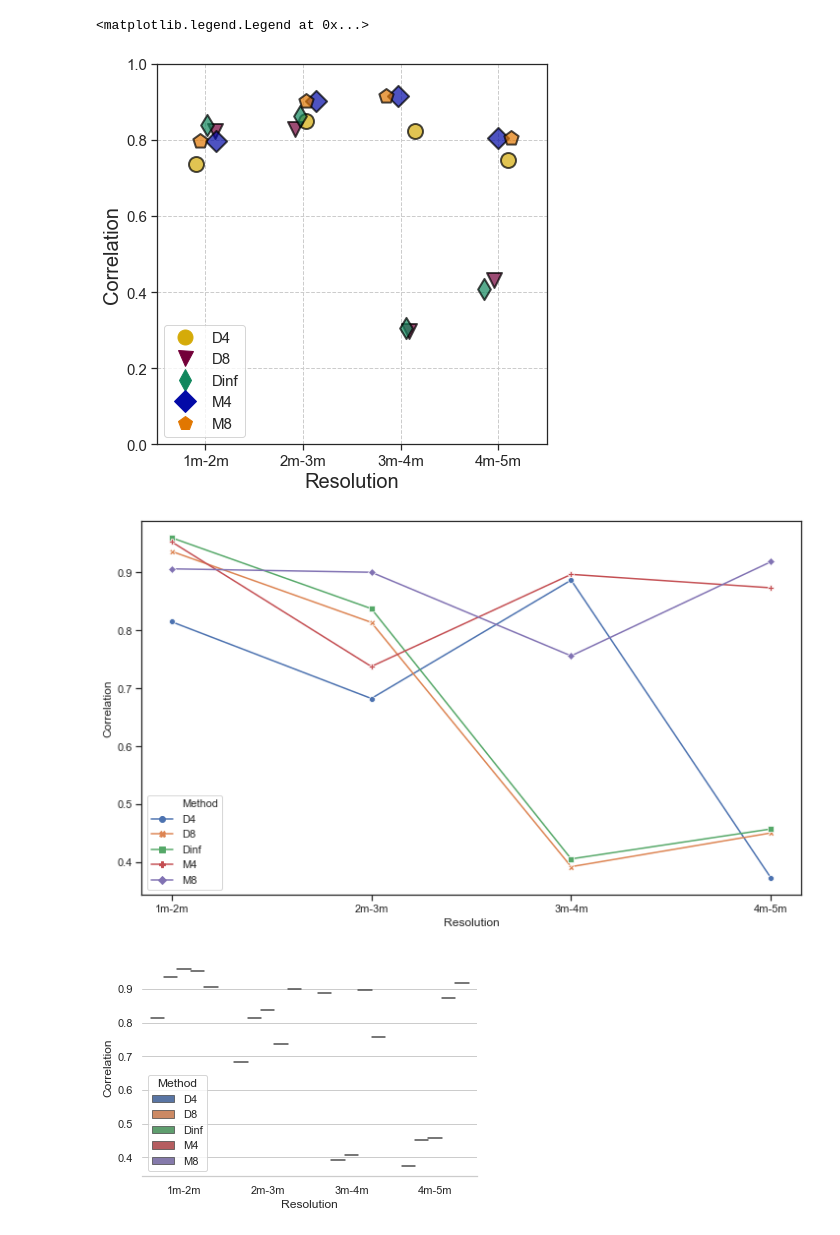
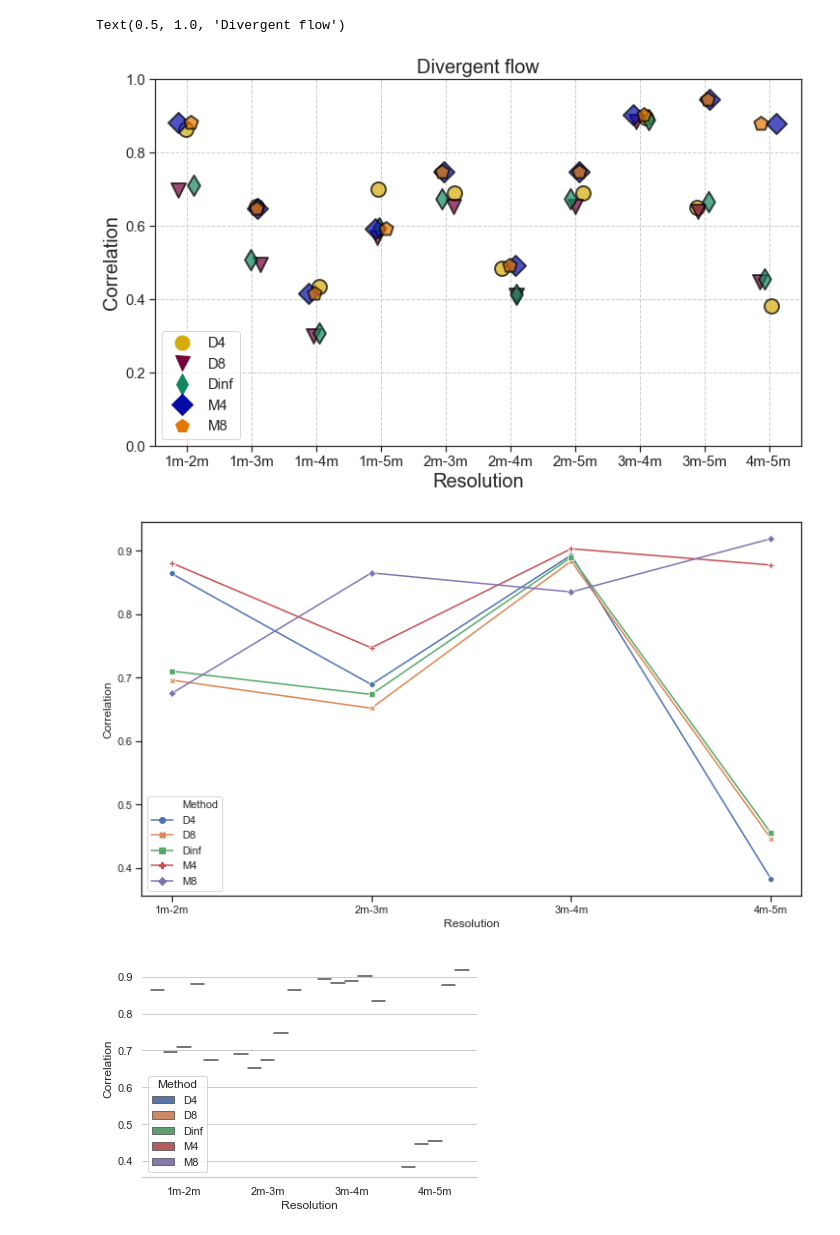
Before and after one commit to Simon-JW/slope_area_relations, a Jupyter notebook: correlation_across_resolutions.ipynb, the cells around one changed output. Saved outputs shown, nothing was run; the diff lists cells and outputs as text; code cells hidden in the pictures.

Commit message:
very late update

```diff
--- a/correlation_across_resolutions.ipynb
+++ b/correlation_across_resolutions.ipynb
@@ -229,19 +229,40 @@ def runningCorrelation(correlation_dataframe, method):
     running_corr_dict = {}
 
     one_to_two = correlation_dataframe.iloc[0,1]
+    one_to_three = correlation_dataframe.iloc[0,2]
+    one_to_four = correlation_dataframe.iloc[0,3]
+    one_to_five = correlation_dataframe.iloc[0,4]
     two_to_three = correlation_dataframe.iloc[1,2]
+    two_to_four = correlation_dataframe.iloc[1,3]
+    two_to_five = correlation_dataframe.iloc[1,4]
     three_to_four = correlation_dataframe.iloc[2,3]
+    three_to_five = correlation_dataframe.iloc[2,4]
     four_to_five = correlation_dataframe.iloc[3,4]
 
-    running_corr_dict.update([ ('one_to_two', [one_to_two]) , ('two_to_three', [two_to_three]) ,
-                              ('three_to_four', [three_to_four]) , ('four_to_five' , [four_to_five])] )
+    running_corr_dict.update([ ('one_to_two', [one_to_two]), ('one_to_three', [one_to_three]),
+                              ('one_to_four', [one_to_four]),('one_to_five', [one_to_five]),
+                               ('two_to_three', [two_to_three]) , ('two_to_four', [two_to_four]),
+                              ('two_to_five', [two_to_three]), ('three_to_four', [three_to_four]),
+                              ('three_to_five', [three_to_five]), ('four_to_five' , [four_to_five])] )
 
     running_corr_dict.setdefault('one_to_two', [])
     running_corr_dict['one_to_two'].append('1m-2m')
+    running_corr_dict.setdefault('one_to_three', [])
+    running_corr_dict['one_to_three'].append('1m-3m')
+    running_corr_dict.setdefault('one_to_four', [])
+    running_corr_dict['one_to_four'].append('1m-4m')
+    running_corr_dict.setdefault('one_to_five', [])
+    running_corr_dict['one_to_five'].append('1m-5m')
     running_corr_dict.setdefault('two_to_three', [])
     running_corr_dict['two_to_three'].append('2m-3m')
+    running_corr_dict.setdefault('two_to_four', [])
+    running_corr_dict['two_to_four'].append('2m-4m')
+    running_corr_dict.setdefault('two_to_five', [])
+    running_corr_dict['two_to_five'].append('2m-5m')
     running_corr_dict.setdefault('three_to_four', [])
     running_corr_dict['three_to_four'].append('3m-4m')
+    running_corr_dict.setdefault('three_to_five', [])
+    running_corr_dict['three_to_five'].append('3m-5m')
     running_corr_dict.setdefault('four_to_five', [])
     running_corr_dict['four_to_five'].append('4m-5m')
 
@@ -298,5 +327,5 @@ all_resolutions = [area_value_1m,
                    area_value_4m,
                    area_value_5m]
 # %%
-D4 = combineResolutions(all_resolutions, area_value_1m)
-D4_mean_corr = averageCorrelation(D4)
+D4_d = combineResolutions(all_resolutions, area_value_1m)
+D4_d_mean_corr = averageCorrelation(D4_d)
@@ -339,9 +432,10 @@ merge_correlation_means
 # %%
+
+sns.set(font_scale = 1.5)
 sns.set_style("whitegrid", {'grid.linestyle': '--'})
-#sns.set(font_scale = 1.5)
 fig, ax = plt.subplots(figsize = (10, 5))
-data = merge_correlation_means
-colors = ['xkcd:light lavender', 'xkcd:moss green']
+data = merge_correlation_means_no_D4
+colors = ['xkcd:pumpkin', 'xkcd:very light blue']
 # Draw a nested barplot to show survival for class and sex
 
 sns.barplot(x="Method", y="Correlation", hue="Flow", data=data,
@@ -389,7 +563,7 @@ all_running_correlations
 from matplotlib.lines import Line2D
 # %%
 sns.set(style = 'ticks')
-fig, ax = plt.subplots(figsize = (7, 7))
+fig, ax = plt.subplots(figsize = (12, 7))
 jitter = 0.15
 data = all_running_correlations
 ylim_min = 0
@@ -432,35 +606,36 @@ p = sns.stripplot('Resolution','Correlation',hue='Method',
                   split=True,linewidth=2,edgecolor="black", size = 15, alpha = alpha)
 
 plt.grid(linestyle='--')
 plt.legend(bbox_to_anchor=(1.05, 1), loc=2, borderaxespad=0.)
 
 ax.set_xlabel('Resolution', fontsize = 15)
 ax.set_ylabel('Correlation', fontsize = 15)
 plt.setp(ax.get_legend().get_texts(), fontsize='15') # for legend text
 plt.setp(ax.get_legend().get_title(), fontsize='22') # for legend title
 
 D4l = Line2D([], [], color='xkcd:burnt yellow', marker='o', linestyle='None',
                           markersize=15, label='D4')
 D8l = Line2D([], [], color='xkcd:merlot', marker='v', linestyle='None',
                           markersize=15, label='D8')
 Dinfl = Line2D([], [], color='xkcd:dark sea green', marker='d', linestyle='None',
                           markersize=15, label='Dinf')
 M4l = Line2D([], [], color='xkcd:cobalt blue', marker='D', linestyle='None',
                           markersize=15, label='M4')
 M8l = Line2D([], [], color='xkcd:pumpkin', marker='p', linestyle='None',
                           markersize=15, label='M8')
 
 ax.tick_params(axis='both', which='major', labelsize=15)
 ax.set_xlabel('Resolution', fontsize = 20)
 ax.set_ylabel('Correlation', fontsize = 20)
 
 
 plt.legend(bbox_to_anchor=(1.05, 1), loc=2, borderaxespad=0., title = 'Algorithm comparisons',fontsize='15')
 plt.setp(ax.get_legend().get_title(), fontsize='15') # for legend title
 plt.legend(handles=[D4l, D8l, Dinfl,M4l, M8l],fontsize=15)
+plt.title('Divergent flow', fontsize = 20)
 # %% [output]
-<matplotlib.legend.Legend at 0x...>
+Text(0.5, 1.0, 'Divergent flow')
-[figure, old version]
+[figure, new version]
 # %%
 sns.set(style = 'ticks')
 fig, ax = plt.subplots(figsize = (12, 7))
@@ -469,7 +644,7 @@ ax = sns.lineplot(x="Resolution", y="Correlation",
                   hue="Method", style="Method",
                   markers=True, dashes=False, data=data)
 # %% [output]
-[figure, old version]
+[figure, new version]
 # %%
 import seaborn as sns
 sns.set(style="whitegrid")
@@ -481,7 +656,7 @@ sns.violinplot(x="Resolution", y="Correlation", hue="Method",
                               data=data)
 sns.despine(left=True)
 # %% [output]
-[figure, old version]
+[figure, new version]
 # %%
 sns.set(style = 'ticks')
 
```
Also changed, not shown: parts of 25 cells of this notebook, 9 other files.
